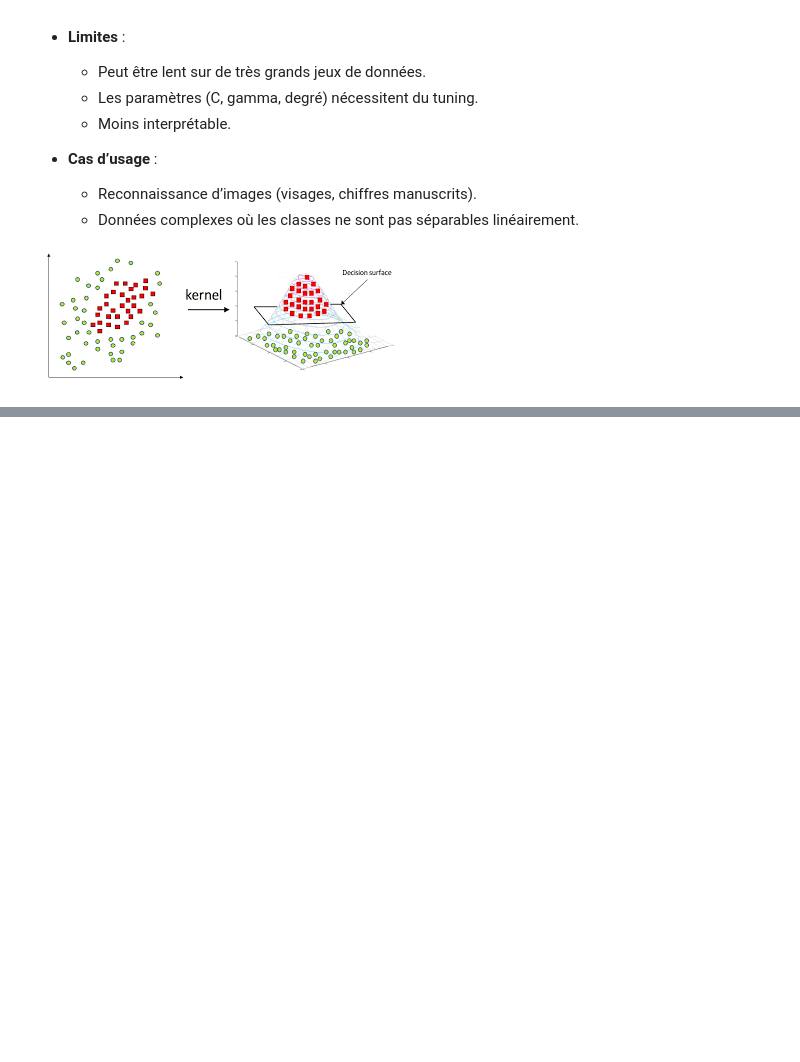
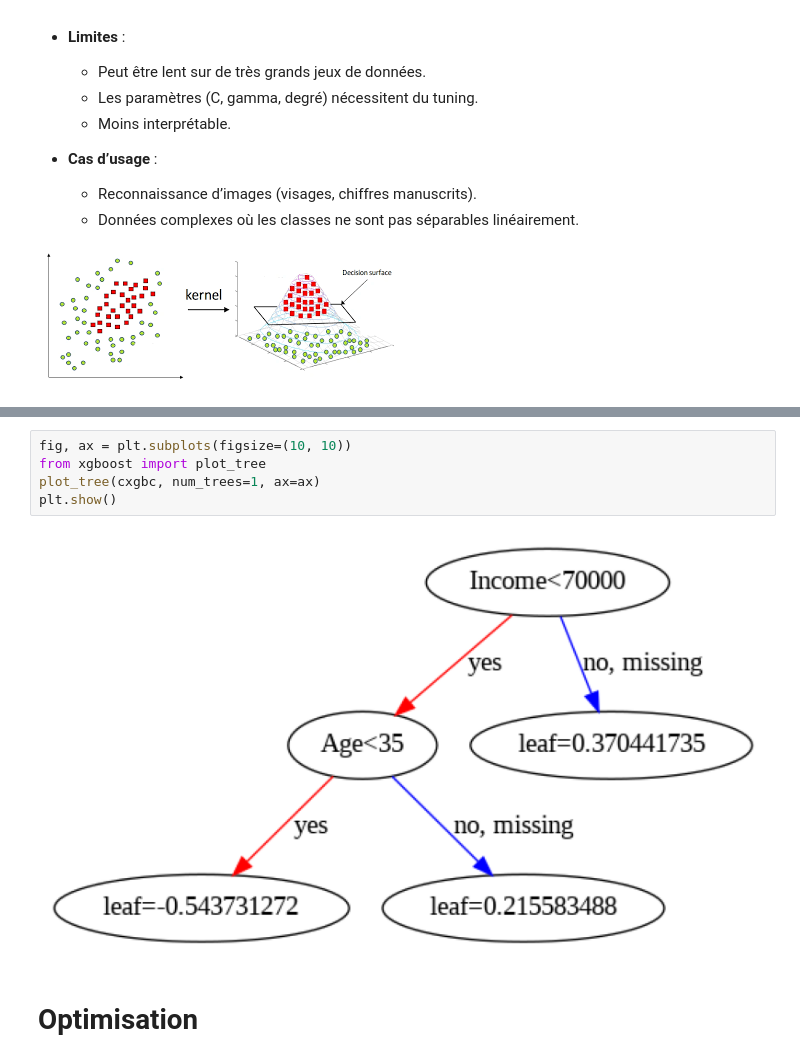
Before and after one commit to bidoscar/AFRICITIZEN-ACDS-Coding, a Jupyter notebook: Seance_6_Classification/seance_6_classification(mardi_09).ipynb, the cells around one changed output, grey strips where cells are left out. Drawn from its saved outputs; the diff is of its cells as text; blank space fills up the shorter version.

```diff
--- a/Seance_6_Classification/Seance_6_Classification_avant_senace_3_-(mardi_02).ipynb
+++ b/Seance_6_Classification/seance_6_classification(mardi_09).ipynb
@@ -883,0 +1620,9 @@ T4. k-Nearest Neighbors (k-NN)
+# %%
+fig, ax = plt.subplots(figsize=(10, 10))
+from xgboost import plot_tree
+plot_tree(cxgbc, num_trees=1, ax=ax)
+plt.show()
+# %% [output]
+[figure, added]
+# %% [markdown]
+# **Optimisation**
```
Also changed, not shown: parts of 26 cells of this notebook, 3 other files.
